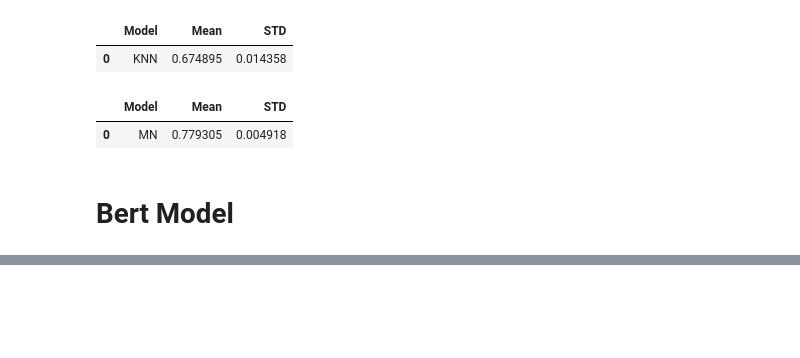
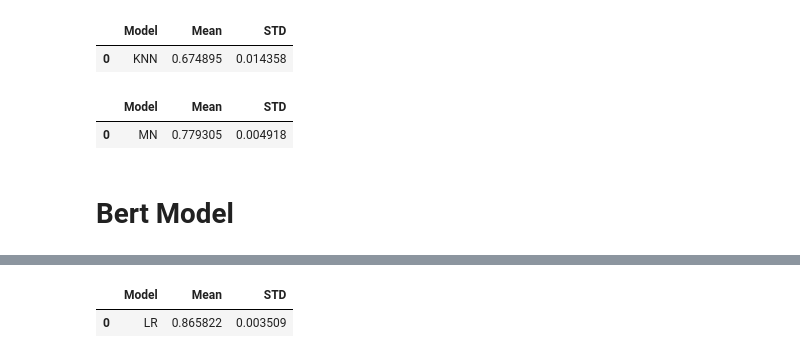
Before and after one commit to MaukanMir/IMDB-Sentiment-Analysis, a Jupyter notebook: training.ipynb, the cells around one changed output, grey strips where cells are left out. Cells and saved outputs as stored; diff of their text form; code cells hidden in the pictures; blank space fills up the shorter version.

Commit message:
added new model

```diff
--- a/training.ipynb
+++ b/training.ipynb
@@ -405,2 +411,11 @@ bert_df['review_embeddings'] = bert_df['review'].apply(lambda x: get_embeddings(
 # %%
 features = np.array(bert_df['review_embeddings'].tolist()).reshape(bert_df.shape[0], -1)
+# %%
+
+names = ['LR']
+
+models = get_selected_models(names)
+testing_selected_models(names, models, features, y)
+# %% [output]
+|  | Model | Mean | STD |
+| 0 | LR | 0.865822 | 0.003509 |
```
Also changed, not shown: parts of 1 cell of this notebook.
